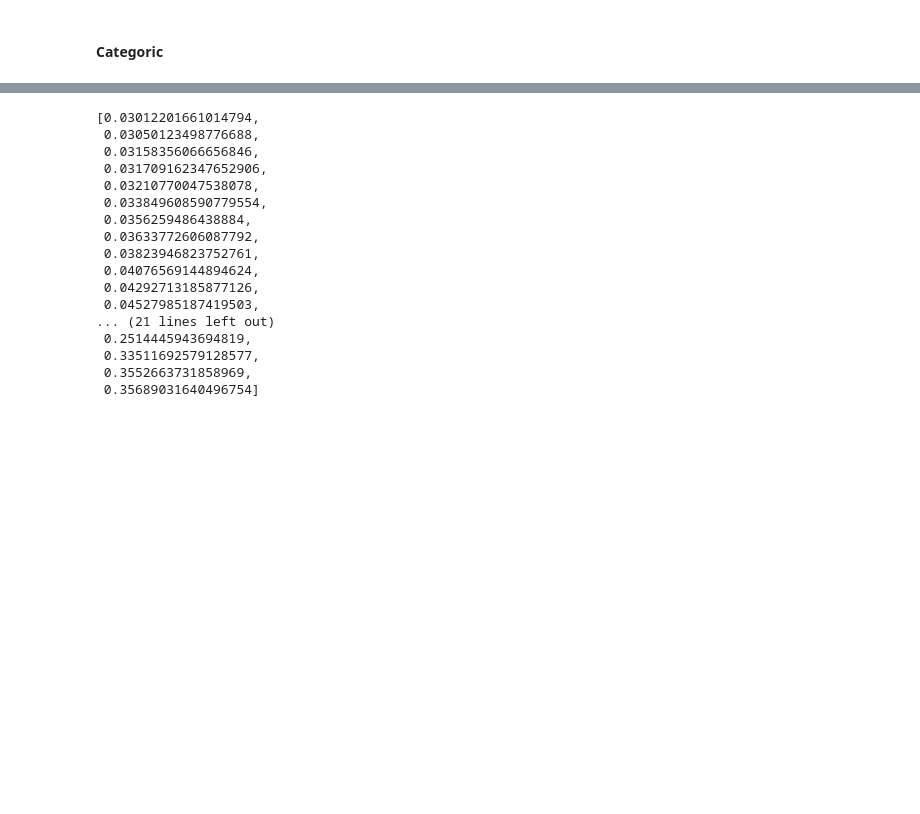
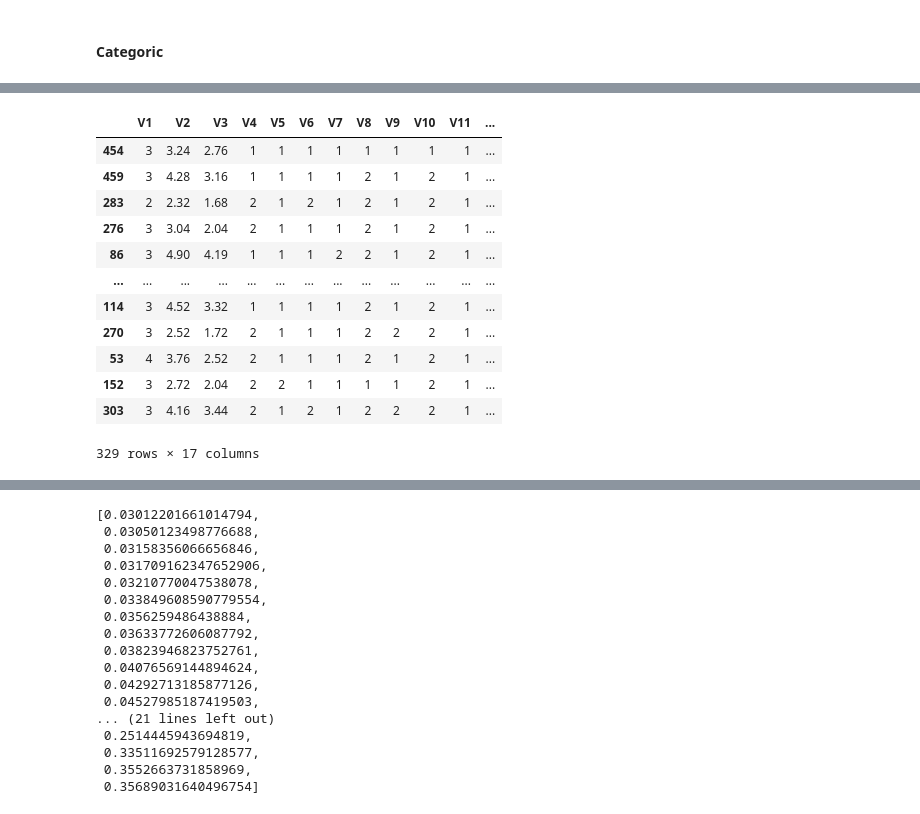
Before and after one commit to SharmaRupali/jenga, a Jupyter notebook: experimental_setups/experimental_setup_revise_ind_od_imp.ipynb, the cells around one changed output, grey strips where cells are left out. Cells and saved outputs as stored; diff of their text form; code cells hidden in the pictures; blank space fills up the shorter version.

```diff
--- a/experimental_setups/experimental_setup_revise_ind_od_imp.ipynb
+++ b/experimental_setups/experimental_setup_revise_ind_od_imp.ipynb
@@ -119,0 +129,10 @@ Generating corrupted training data on 141 rows...
+# %%
+from jenga.cleaning.ppp import PipelinePerformancePrediction
+
+ppp = PipelinePerformancePrediction(train_data, train_labels, test_data, test_labels, categorical_columns, numerical_columns)
+ppp_model = ppp.fit_ppp(train_data)
+train_data = train_data.loc[:, train_data.columns != 'class']
+
+## generate corrpted data
+for _ in range(num_repetitions):
+    df_corrupted, perturbations, cols_perturbed, summary_col_corrupt = ppp.get_corrupted(test_data, corruptions, fraction, num_repetitions)
@@ -1083,0 +1120,16 @@ Classifier for col: V11 reached 0.9392091648189209
+# %%
+train_data
+# %% [output]
+|  | V1 | V2 | V3 | V4 | V5 | V6 | V7 | V8 | V9 | V10 | V11 | ... |
+| 454 | 3 | 3.24 | 2.76 | 1 | 1 | 1 | 1 | 1 | 1 | 1 | 1 | ... |
+| 459 | 3 | 4.28 | 3.16 | 1 | 1 | 1 | 1 | 2 | 1 | 2 | 1 | ... |
+| 283 | 2 | 2.32 | 1.68 | 2 | 1 | 2 | 1 | 2 | 1 | 2 | 1 | ... |
+| 276 | 3 | 3.04 | 2.04 | 2 | 1 | 1 | 1 | 2 | 1 | 2 | 1 | ... |
+| 86 | 3 | 4.90 | 4.19 | 1 | 1 | 1 | 2 | 2 | 1 | 2 | 1 | ... |
+| ... | ... | ... | ... | ... | ... | ... | ... | ... | ... | ... | ... | ... |
+| 114 | 3 | 4.52 | 3.32 | 1 | 1 | 1 | 1 | 2 | 1 | 2 | 1 | ... |
+| 270 | 3 | 2.52 | 1.72 | 2 | 1 | 1 | 1 | 2 | 2 | 2 | 1 | ... |
+| 53 | 4 | 3.76 | 2.52 | 2 | 1 | 1 | 1 | 2 | 1 | 2 | 1 | ... |
+| 152 | 3 | 2.72 | 2.04 | 2 | 2 | 1 | 1 | 1 | 1 | 2 | 1 | ... |
+| 303 | 3 | 4.16 | 3.44 | 2 | 1 | 2 | 1 | 2 | 2 | 2 | 1 | ... |
+329 rows × 17 columns
```
Also changed, not shown: parts of 19 cells of this notebook, 4 other files.
